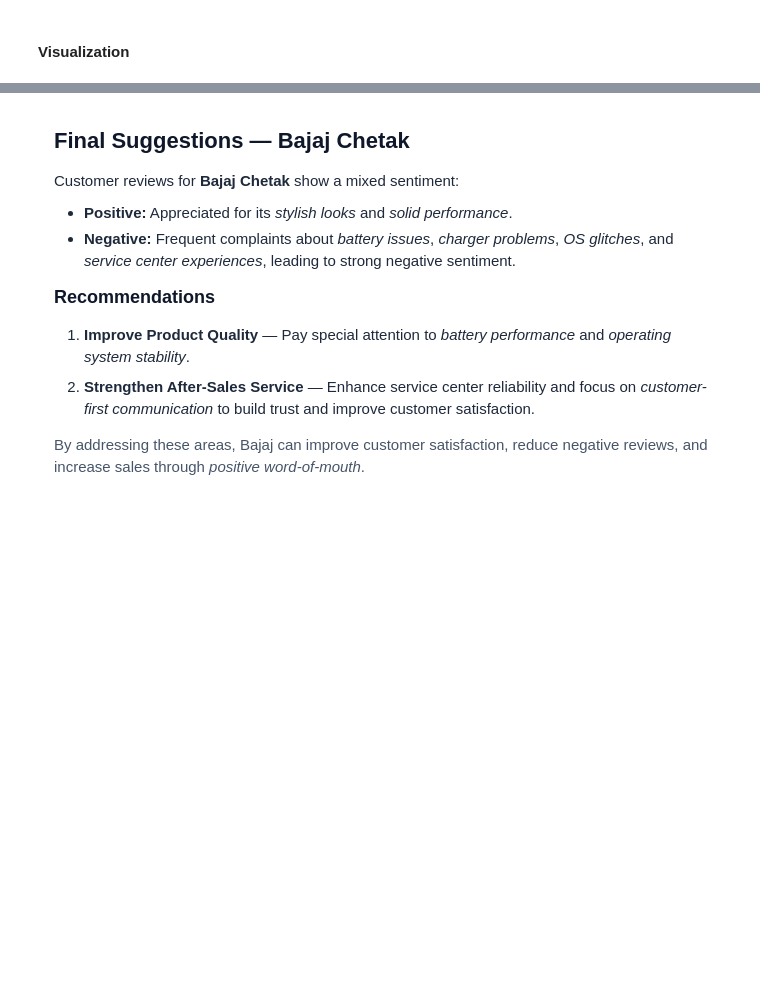
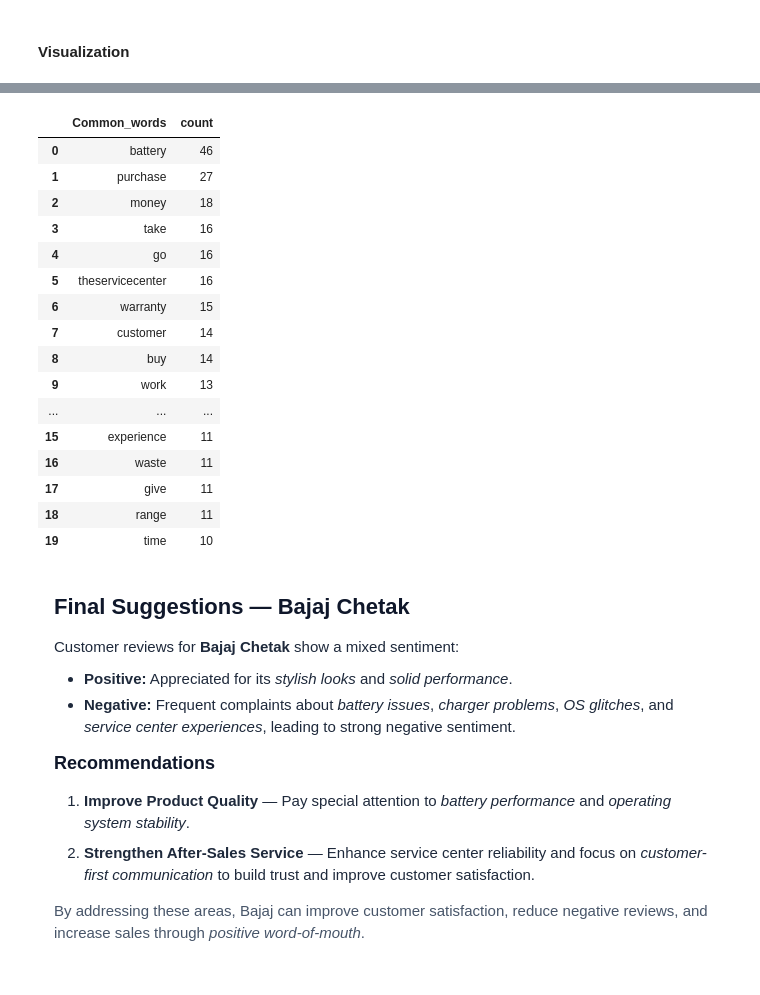
Before and after one commit to Rajadurai-CSE/Indian-Market-Electric-Scooters-Sentiment-Analysis, a Jupyter notebook: Sentiment_Analysis_Notebook.ipynb, the cells around one changed output, grey strips where cells are left out. Saved outputs shown, nothing was run; the diff lists cells and outputs as text; code cells hidden in the pictures; blank space fills up the shorter version.

```diff
--- a/Sentiment_Analysis_Notebook.ipynb
+++ b/Sentiment_Analysis_Notebook.ipynb
@@ -1640,14 +1796,30 @@ fig.show()
 # %%
 negative_review = df[df['sentiment'] == 'negative']
 negative_review['temp_list'] = negative_review['clean_review'].apply(lambda x:str(x).split())
 
 from collections import Counter
 
 top = Counter([item for sublist in negative_review['temp_list'] for item in sublist])
 temp = pd.DataFrame(top.most_common(20))
 temp.columns = ['Common_words','count']
 temp.style.background_gradient(cmap='Blues')
 
-import plotly.express as px
-fig = px.treemap(temp, path=['Common_words'], values='count',title='Tree of Negative Sentiment Words')
-fig.show()
+temp.style.background_gradient(cmap='Blues')
+# %% [output]
+|  | Common_words | count |
+| 0 | battery | 46 |
+| 1 | purchase | 27 |
+| 2 | money | 18 |
+| 3 | take | 16 |
+| 4 | go | 16 |
+| 5 | theservicecenter | 16 |
+| 6 | warranty | 15 |
+| 7 | customer | 14 |
+| 8 | buy | 14 |
+| 9 | work | 13 |
+| ... | ... | ... |
+| 15 | experience | 11 |
+| 16 | waste | 11 |
+| 17 | give | 11 |
+| 18 | range | 11 |
+| 19 | time | 10 |
```
Also changed, not shown: parts of 43 cells of this notebook.
